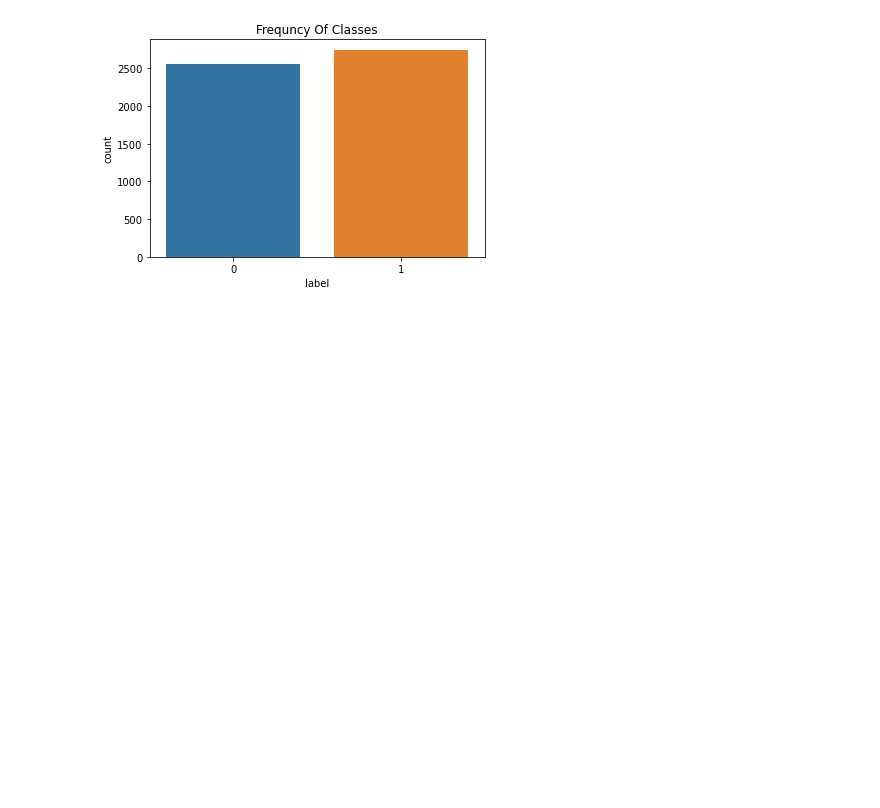
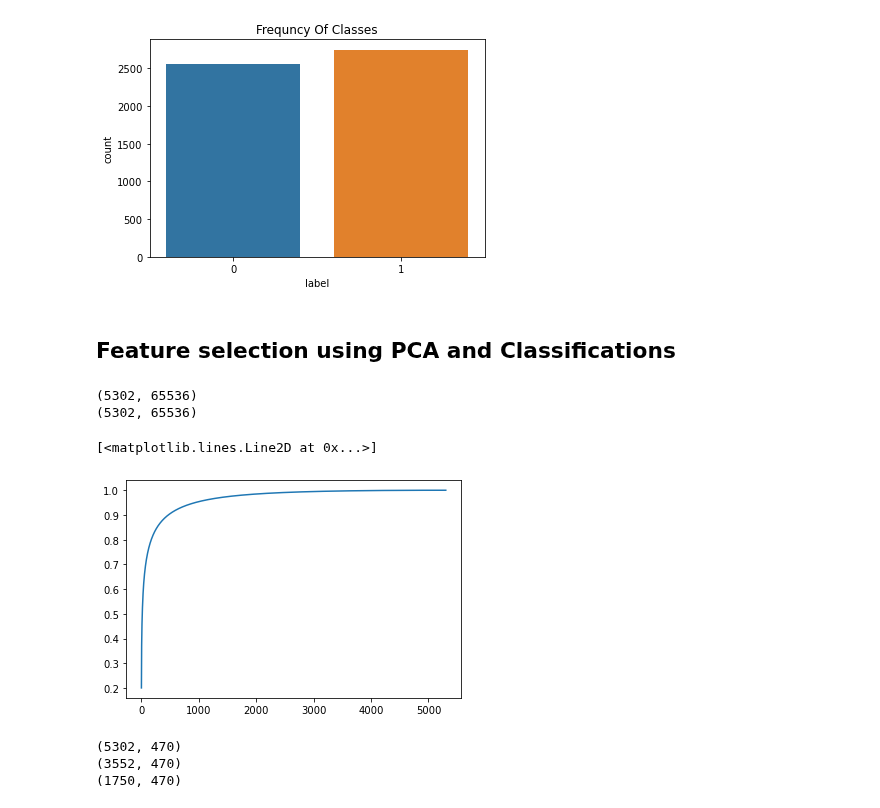
Before and after one commit to FgSurewin/Brain_Tumor_Project, a Jupyter notebook: notebooks/Niloufar_BlancedData_Augmentation.ipynb, the cells around one changed output. Cells and saved outputs as stored; diff of their text form; code cells hidden in the pictures; blank space fills up the shorter version.

Commit message:
Selecting features based on balanced data

```diff
--- a/notebooks/Niloufar_BlancedData_Augmentation.ipynb
+++ b/notebooks/Niloufar_BlancedData_Augmentation.ipynb
@@ -151,3 +151,50 @@ plt.title('Frequncy Of Classes')
 plt.show()
 # %% [output]
 [figure]
+# %% [markdown]
+## Feature selection using PCA and Classifications
+# %%
+image_dataset = []
+
+for path in df["image"]:
+  gray_im = rgb2gray(cv2.imread(path))
+  image_dataset.append(gray_im.reshape(-1))
+
+image_dataset_np = np.array(image_dataset)
+print(image_dataset_np.shape)
+
+image_df = pd.DataFrame(image_dataset_np)
+print(image_df.shape)
+# %% [output]
+(5302, 65536)
+(5302, 65536)
+# %%
+from sklearn  import decomposition
+pca_model = decomposition.PCA()
+pca_model.fit(image_df)
+pca_projection = pca_model.transform(image_df)
+explianed_var=pca_model.explained_variance_ratio_
+plt.plot(np.arange(len(explianed_var)),explianed_var.cumsum())
+# %% [output]
+[<matplotlib.lines.Line2D at 0x...>]
+[figure, added]
+# %%
+pca_model2 = decomposition.PCA(n_components=0.9)
+pca_model2.fit(image_df)
+pca_projection2 = pca_model2.transform(image_df)
+print(pca_projection2.shape)
+
+
+X_PCA_features =  pca_projection2
+
+y = df.label
+
+X_train_pca, X_test_pca, y_train, y_test = train_test_split(X_PCA_features, y, test_size=0.33, random_state=42)
+
+
+print(X_train_pca.shape)
+print(X_test_pca.shape)
+# %% [output]
+(5302, 470)
+(3552, 470)
+(1750, 470)
```
Also changed, not shown: parts of 1 cell of this notebook.
